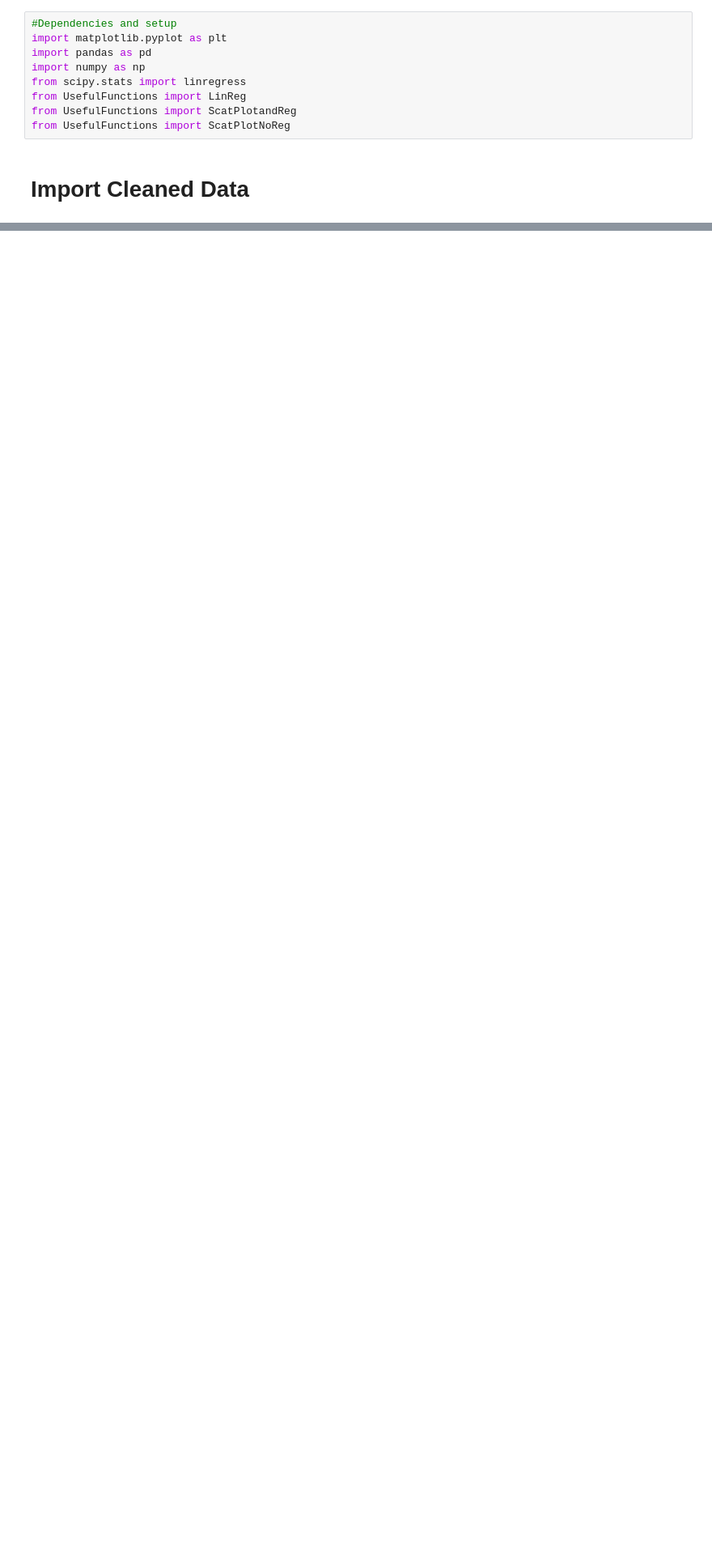
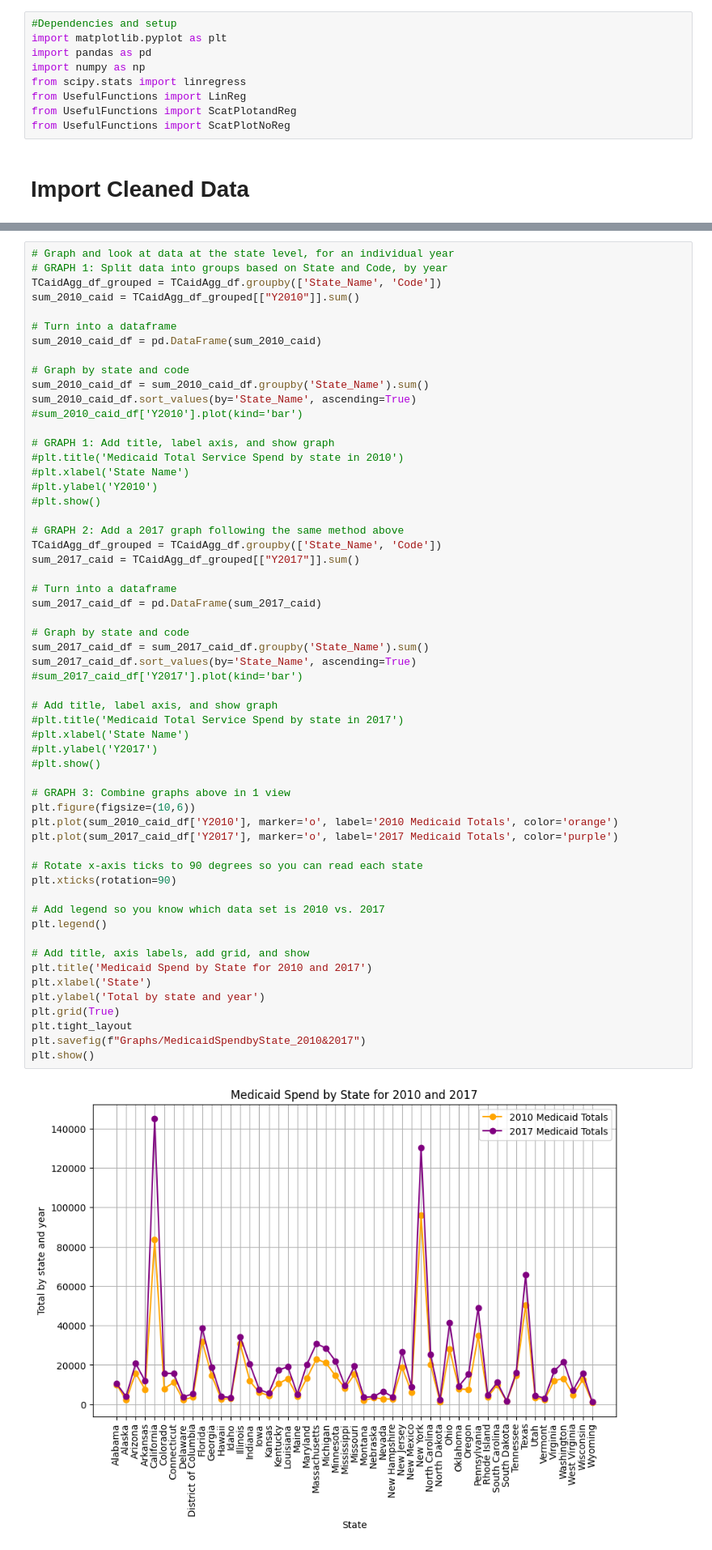
Before and after one commit to fuijo/Team-3-The-Outliers, a Jupyter notebook: GovVsPersonalSpending.ipynb, the cells around one changed output, grey strips where cells are left out. Shown at 81% size. Drawn from its saved outputs; the diff is of its cells as text; blank space fills up the shorter version.

```diff
--- a/GovVsPersonalSpending.ipynb
+++ b/GovVsPersonalSpending.ipynb
@@ -25,0 +136,59 @@ NameError: name 'pd' is not defined
+# %%
+# Graph and look at data at the state level, for an individual year
+# GRAPH 1: Split data into groups based on State and Code, by year
+TCaidAgg_df_grouped = TCaidAgg_df.groupby(['State_Name', 'Code'])
+sum_2010_caid = TCaidAgg_df_grouped[["Y2010"]].sum()
+
+# Turn into a dataframe
+sum_2010_caid_df = pd.DataFrame(sum_2010_caid)
+
+# Graph by state and code
+sum_2010_caid_df = sum_2010_caid_df.groupby('State_Name').sum()
+sum_2010_caid_df.sort_values(by='State_Name', ascending=True)
+#sum_2010_caid_df['Y2010'].plot(kind='bar')
+
+# GRAPH 1: Add title, label axis, and show graph
+#plt.title('Medicaid Total Service Spend by state in 2010')
+#plt.xlabel('State Name')
+#plt.ylabel('Y2010')
+#plt.show()
+
+# GRAPH 2: Add a 2017 graph following the same method above
+TCaidAgg_df_grouped = TCaidAgg_df.groupby(['State_Name', 'Code'])
+sum_2017_caid = TCaidAgg_df_grouped[["Y2017"]].sum()
+
+# Turn into a dataframe
+sum_2017_caid_df = pd.DataFrame(sum_2017_caid)
+
+# Graph by state and code
+sum_2017_caid_df = sum_2017_caid_df.groupby('State_Name').sum()
+sum_2017_caid_df.sort_values(by='State_Name', ascending=True)
+#sum_2017_caid_df['Y2017'].plot(kind='bar')
+
+# Add title, label axis, and show graph
+#plt.title('Medicaid Total Service Spend by state in 2017')
+#plt.xlabel('State Name')
+#plt.ylabel('Y2017')
+#plt.show()
+
+# GRAPH 3: Combine graphs above in 1 view
+plt.figure(figsize=(10,6))
+plt.plot(sum_2010_caid_df['Y2010'], marker='o', label='2010 Medicaid Totals', color='orange')
+plt.plot(sum_2017_caid_df['Y2017'], marker='o', label='2017 Medicaid Totals', color='purple')
+
+# Rotate x-axis ticks to 90 degrees so you can read each state
+plt.xticks(rotation=90)
+
+# Add legend so you know which data set is 2010 vs. 2017
+plt.legend()
+
+# Add title, axis labels, add grid, and show
+plt.title('Medicaid Spend by State for 2010 and 2017')
+plt.xlabel('State')
+plt.ylabel('Total by state and year')
+plt.grid(True)
+plt.tight_layout
+plt.savefig(f"Graphs/MedicaidSpendbyState_2010&2017")
+plt.show()
+# %% [output]
+[figure, added]
```
Also changed, not shown: parts of 27 cells of this notebook, 10 other files.
